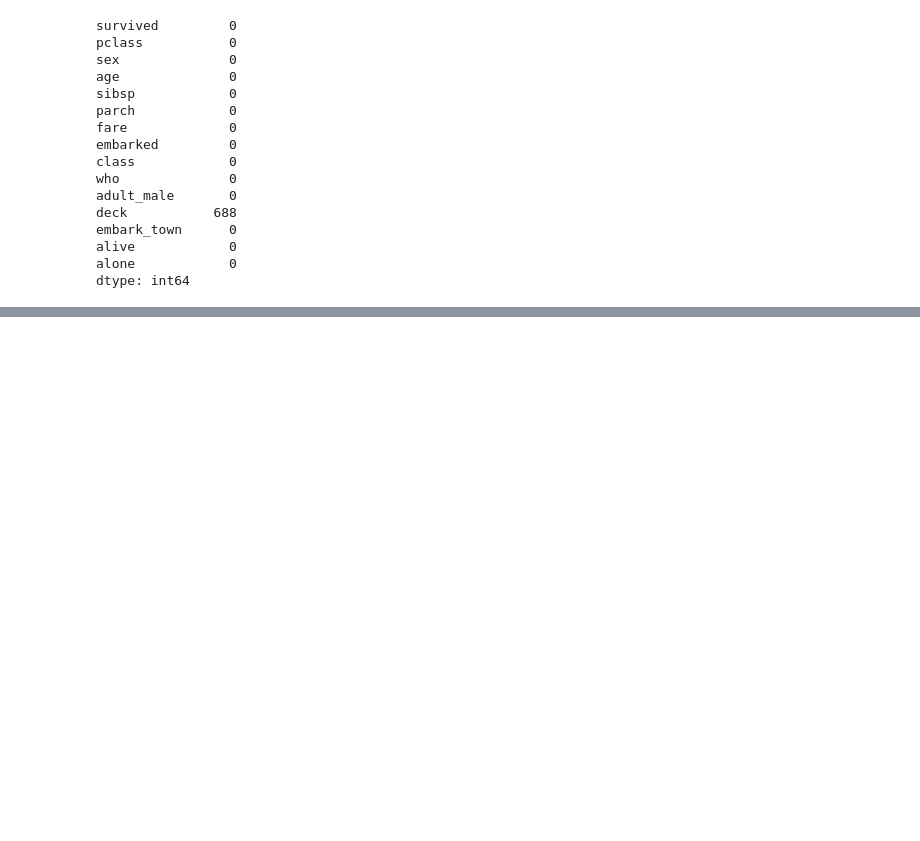
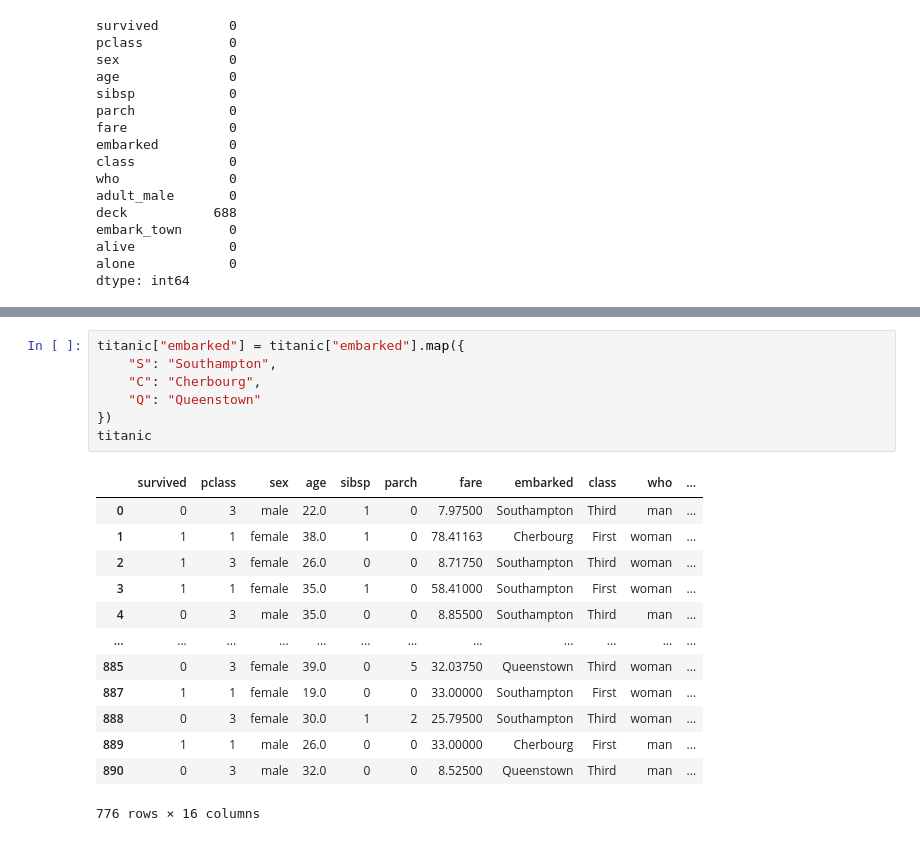
Before and after one commit to Ayushpr2111C/Python-Ai-ML, a Jupyter notebook: Data Analytics/analysis.ipynb, the cells around one changed output, grey strips where cells are left out. Saved outputs shown, nothing was run; the diff lists cells and outputs as text; blank space fills up the shorter version.

```diff
--- a/Data Analytics/analysis.ipynb
+++ b/Data Analytics/analysis.ipynb
@@ -545,0 +635,21 @@ dtype: int64
+# %%
+titanic["embarked"] = titanic["embarked"].map({
+    "S": "Southampton",
+    "C": "Cherbourg",
+    "Q": "Queenstown"
+})
+titanic
+# %% [output]
+|  | survived | pclass | sex | age | sibsp | parch | fare | embarked | class | who | ... |
+| 0 | 0 | 3 | male | 22.0 | 1 | 0 | 7.97500 | Southampton | Third | man | ... |
+| 1 | 1 | 1 | female | 38.0 | 1 | 0 | 78.41163 | Cherbourg | First | woman | ... |
+| 2 | 1 | 3 | female | 26.0 | 0 | 0 | 8.71750 | Southampton | Third | woman | ... |
+| 3 | 1 | 1 | female | 35.0 | 1 | 0 | 58.41000 | Southampton | First | woman | ... |
+| 4 | 0 | 3 | male | 35.0 | 0 | 0 | 8.85500 | Southampton | Third | man | ... |
+| ... | ... | ... | ... | ... | ... | ... | ... | ... | ... | ... | ... |
+| 885 | 0 | 3 | female | 39.0 | 0 | 5 | 32.03750 | Queenstown | Third | woman | ... |
+| 887 | 1 | 1 | female | 19.0 | 0 | 0 | 33.00000 | Southampton | First | woman | ... |
+| 888 | 0 | 3 | female | 30.0 | 1 | 2 | 25.79500 | Southampton | Third | woman | ... |
+| 889 | 1 | 1 | male | 26.0 | 0 | 0 | 33.00000 | Cherbourg | First | man | ... |
+| 890 | 0 | 3 | male | 32.0 | 0 | 0 | 8.52500 | Queenstown | Third | man | ... |
+776 rows × 16 columns
```
Also changed, not shown: parts of 19 cells of this notebook, 3 other files.
